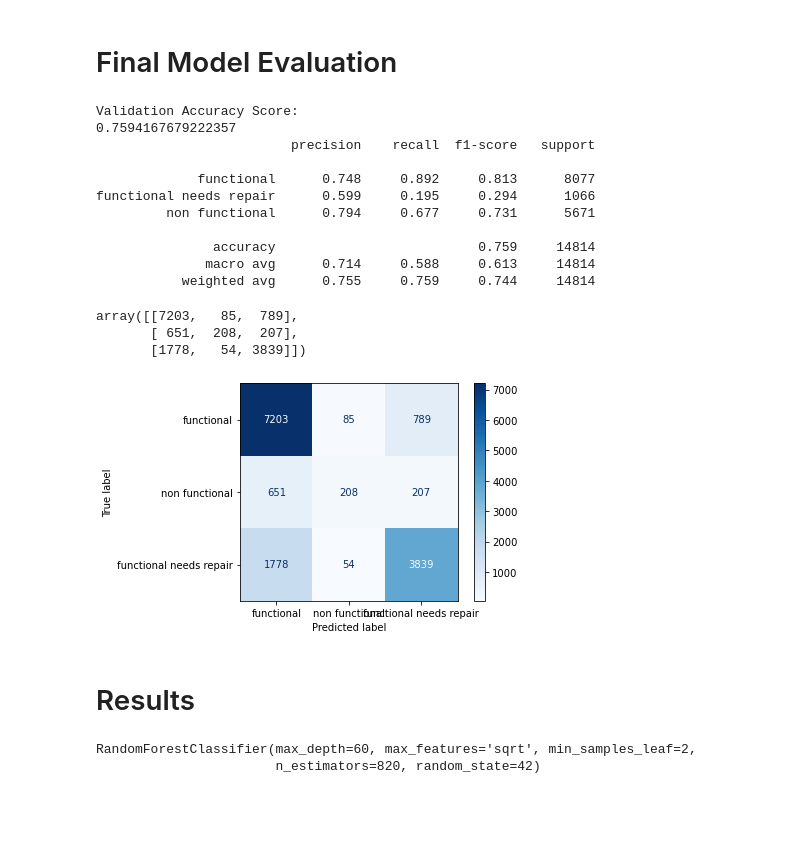
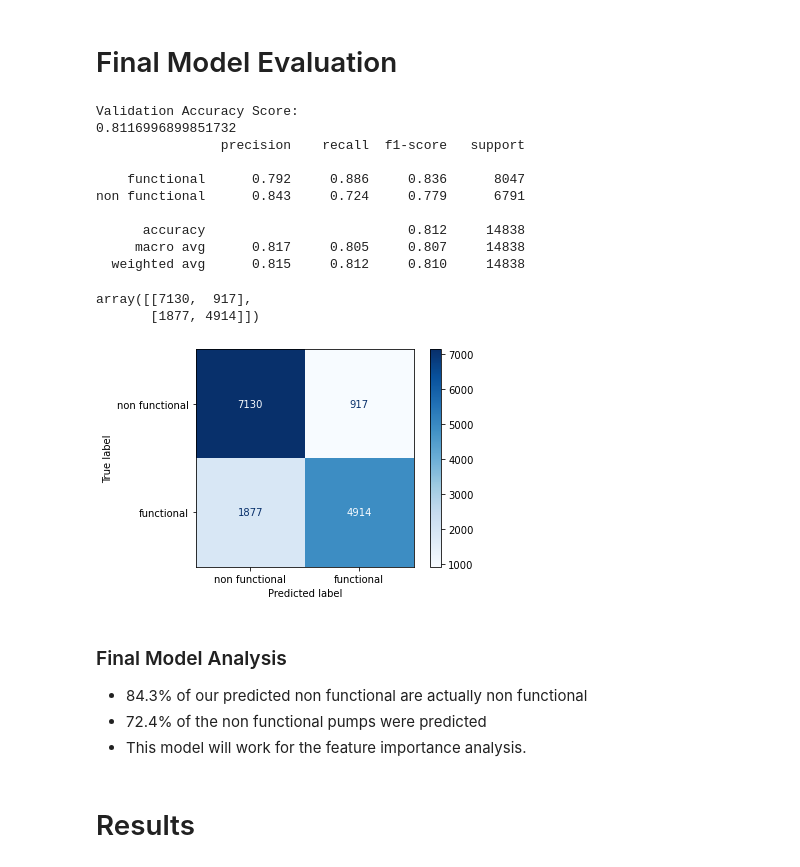
Before and after one commit to Eucalyptusss/Project_3, a Jupyter notebook: Notebook.ipynb, the cells around one changed output. Saved outputs shown, nothing was run; the diff lists cells and outputs as text; code cells hidden in the pictures; blank space fills up the shorter version.

```diff
--- a/Notebook.ipynb
+++ b/Notebook.ipynb
@@ -1052,0 +1262,14 @@ Test score: 0.7552601257087563
+# %%
+pipe_XG_og = Pipeline(
+
+    steps=[("col_transformer", og_col_transformer),
+        ('XG', xg)]
+)
+
+pipe_XG_experimental = Pipeline(
+
+    steps=[("col_transformer", experimental_col_transformer),
+        ('XG', xg)]
+)
+# %%
+pipe_XG_og.fit(X_train, y_train)
@@ -1052,0 +1312,5 @@ Test score: 0.7552601257087563
+# %%
+exp = experimental_categorical_columns
+for col in experimental_numeric_columns:
+    exp.append(col)
+pipe_XG_experimental.fit(X_train[exp], y_train)
@@ -1053,41 +1361,33 @@ Test score: 0.7552601257087563
 # %% [markdown]
 # Final Model Evaluation
 # %%
-y_pred = pipe_RF_test.predict(X_test[test_])
+pipe_XG_og.fit(X_train, y_train)
+y_pred = pipe_XG_og.predict(X_test)
 print("Validation Accuracy Score:")
 print(accuracy_score(y_test, y_pred))
 # Print the precision and recall, among other metrics
 print(classification_report(y_test, y_pred, digits=3))
 # %% [output]
 Validation Accuracy Score:
-0.7594167679222357
-                         precision    recall  f1-score   support
+0.8116996899851732
+                precision    recall  f1-score   support
 
-             functional      0.748     0.892     0.813      8077
-functional needs repair      0.599     0.195     0.294      1066
-         non functional      0.794     0.677     0.731      5671
+    functional      0.792     0.886     0.836      8047
+non functional      0.843     0.724     0.779      6791
 
-               accuracy                          0.759     14814
-              macro avg      0.714     0.588     0.613     14814
-           weighted avg      0.755     0.759     0.744     14814
+      accuracy                          0.812     14838
+     macro avg      0.817     0.805     0.807     14838
+  weighted avg      0.815     0.812     0.810     14838
 # %%
-display_confusion_matrix(pipe_RF_test, X_test[test_], y_test)
+display_confusion_matrix(pipe_XG_og, X_test, y_test)
 # %% [output]
-array([[7203,   85,  789],
-       [ 651,  208,  207],
-       [1778,   54, 3839]])
+array([[7130,  917],
+       [1877, 4914]])
-[figure, old version]
+[figure, new version]
+# %% [markdown]
+### Final Model Analysis
+- 84.3% of our predicted non functional are actually non functional
+- 72.4% of the non functional pumps were predicted
+- This model will work for the feature importance analysis.
 # %% [markdown]
 # Results
-# %%
-rf = RandomForestClassifier(max_features='sqrt',
-                            min_samples_leaf = 2,
-                            min_samples_split=2,
-                            n_estimators = 820,
-                            max_depth = 60,
-                            random_state = 42
-                           )
-rf.fit(X_train_processed, y_train)
-# %% [output]
-RandomForestClassifier(max_depth=60, max_features='sqrt', min_samples_leaf=2,
-                       n_estimators=820, random_state=42)
```
Also changed, not shown: parts of 200 cells of this notebook.
